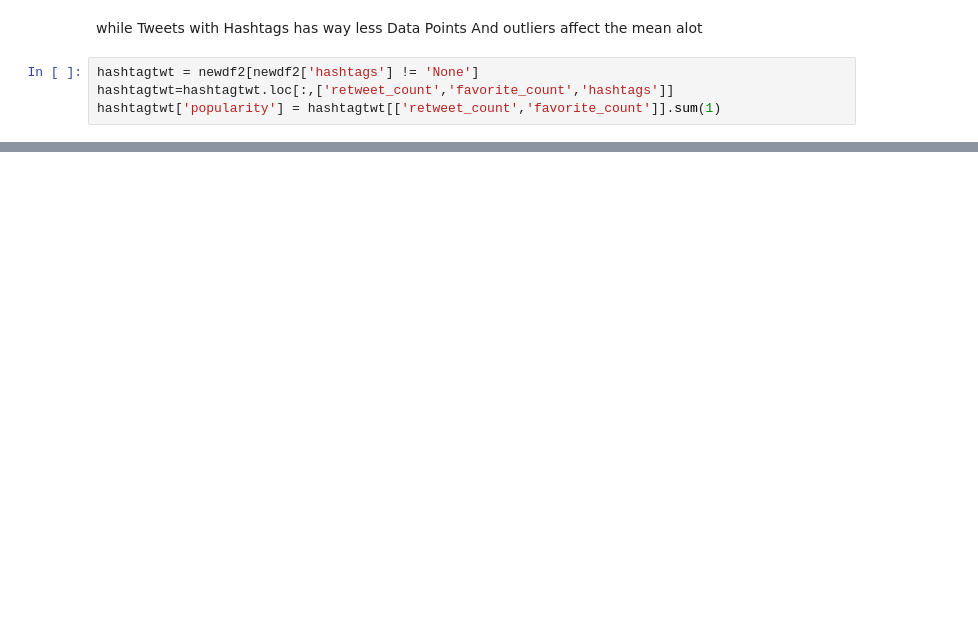
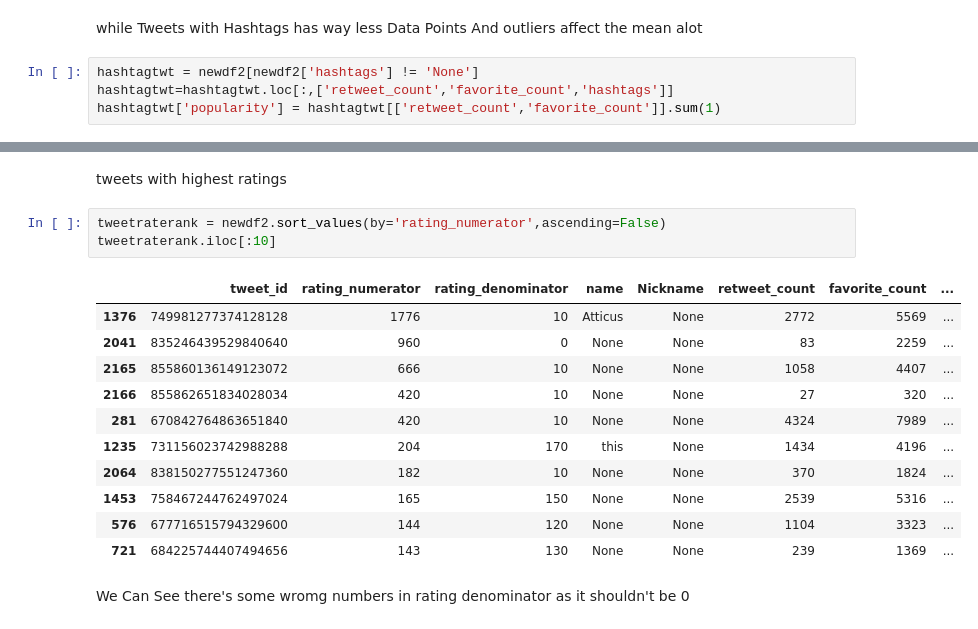
Before and after one commit to mmedhat2/Projects, a Jupyter notebook: Data-Analysis/Twitter-dataset-analysis/twittercode.ipynb, the cells around one changed output, grey strips where cells are left out. Saved outputs shown, nothing was run; the diff lists cells and outputs as text; blank space fills up the shorter version.

```diff
--- a/Data-Analysis/Twitter-dataset-analysis/twittercode.ipynb
+++ b/Data-Analysis/Twitter-dataset-analysis/twittercode.ipynb
@@ -518,0 +525,19 @@ plt.show()
+# %% [markdown]
+tweets with highest ratings
+# %%
+tweetraterank = newdf2.sort_values(by='rating_numerator',ascending=False)
+tweetraterank.iloc[:10]
+# %% [output]
+|  | tweet_id | rating_numerator | rating_denominator | name | Nickname | retweet_count | favorite_count | ... |
+| 1376 | 749981277374128128 | 1776 | 10 | Atticus | None | 2772 | 5569 | ... |
+| 2041 | 835246439529840640 | 960 | 0 | None | None | 83 | 2259 | ... |
+| 2165 | 855860136149123072 | 666 | 10 | None | None | 1058 | 4407 | ... |
+| 2166 | 855862651834028034 | 420 | 10 | None | None | 27 | 320 | ... |
+| 281 | 670842764863651840 | 420 | 10 | None | None | 4324 | 7989 | ... |
+| 1235 | 731156023742988288 | 204 | 170 | this | None | 1434 | 4196 | ... |
+| 2064 | 838150277551247360 | 182 | 10 | None | None | 370 | 1824 | ... |
+| 1453 | 758467244762497024 | 165 | 150 | None | None | 2539 | 5316 | ... |
+| 576 | 677716515794329600 | 144 | 120 | None | None | 1104 | 3323 | ... |
+| 721 | 684225744407494656 | 143 | 130 | None | None | 239 | 1369 | ... |
+# %% [markdown]
+We Can See there's some wromg numbers in rating denominator as it shouldn't be 0
```
Also changed, not shown: parts of 9 cells of this notebook.
